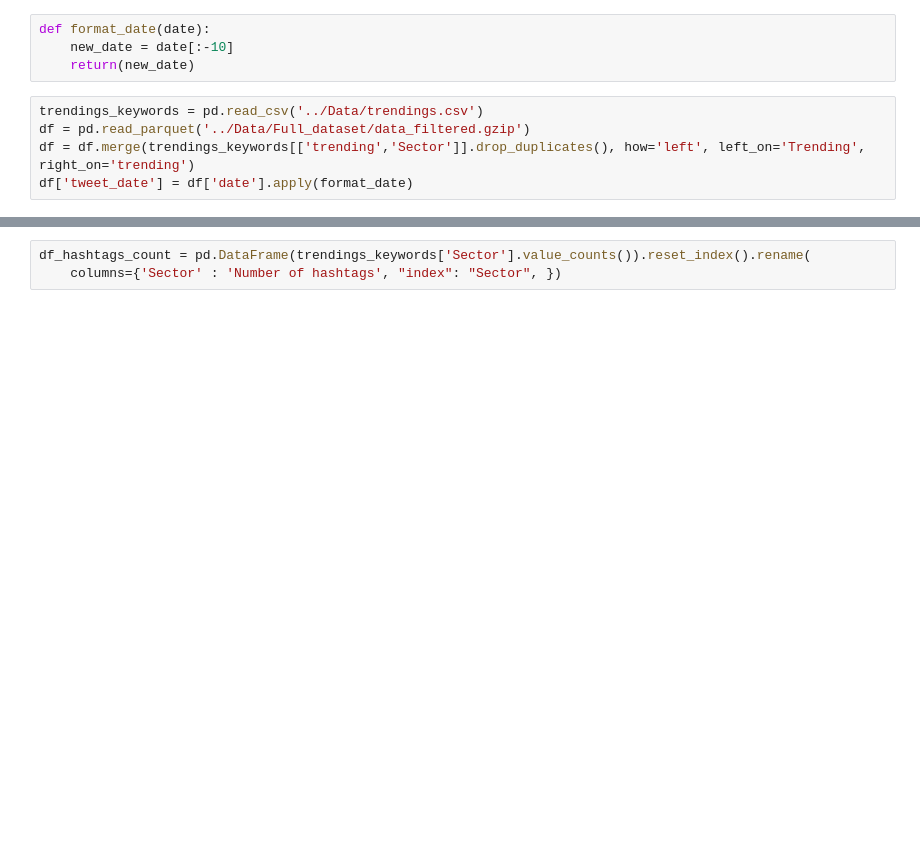
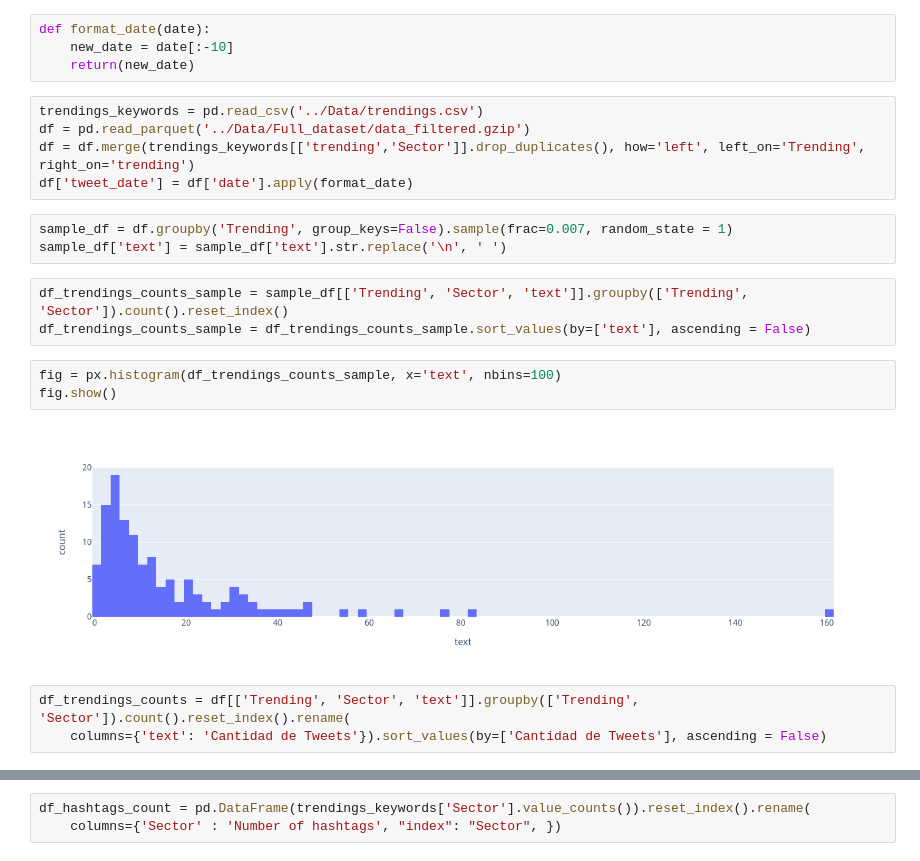
Before and after one commit to jjiguaran/Emotions_analysis, a Jupyter notebook: Code/Data Exploration.ipynb, the cells around one changed output, grey strips where cells are left out. Saved outputs shown, nothing was run; the diff lists cells and outputs as text; blank space fills up the shorter version.

Commit message:
actualizo visualizaciones

```diff
--- a/Code/Data Exploration.ipynb
+++ b/Code/Data Exploration.ipynb
@@ -13,3 +15,17 @@ trendings_keywords = pd.read_csv('../Data/trendings.csv')
 df = pd.read_parquet('../Data/Full_dataset/data_filtered.gzip')
 df = df.merge(trendings_keywords[['trending','Sector']].drop_duplicates(), how='left', left_on='Trending', right_on='trending')
 df['tweet_date'] = df['date'].apply(format_date)
+# %%
+sample_df = df.groupby('Trending', group_keys=False).sample(frac=0.007, random_state = 1)
+sample_df['text'] = sample_df['text'].str.replace('\n', ' ')
+# %%
+df_trendings_counts_sample = sample_df[['Trending', 'Sector', 'text']].groupby(['Trending', 'Sector']).count().reset_index()
+df_trendings_counts_sample = df_trendings_counts_sample.sort_values(by=['text'], ascending = False)
+# %%
+fig = px.histogram(df_trendings_counts_sample, x='text', nbins=100)
+fig.show()
+# %% [output]
+[figure, added]
+# %%
+df_trendings_counts = df[['Trending', 'Sector', 'text']].groupby(['Trending', 'Sector']).count().reset_index().rename(
+    columns={'text': 'Cantidad de Tweets'}).sort_values(by=['Cantidad de Tweets'], ascending = False)
```
Also changed, not shown: parts of 8 cells of this notebook, 3 other files.
